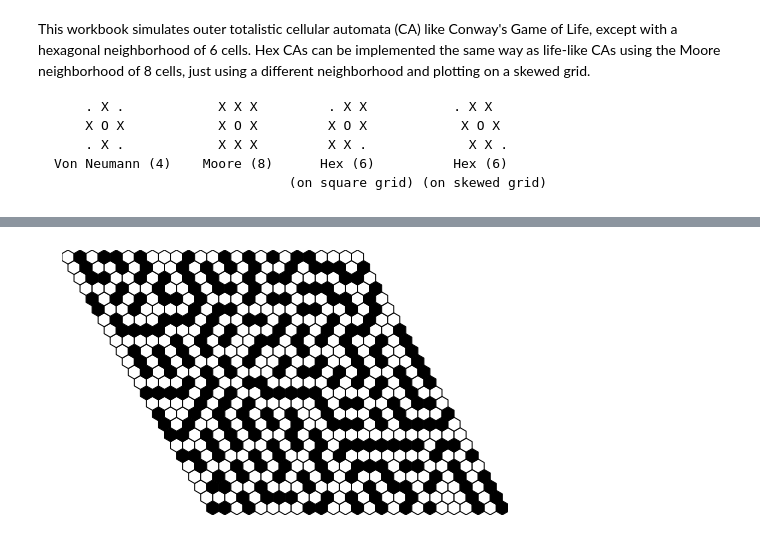
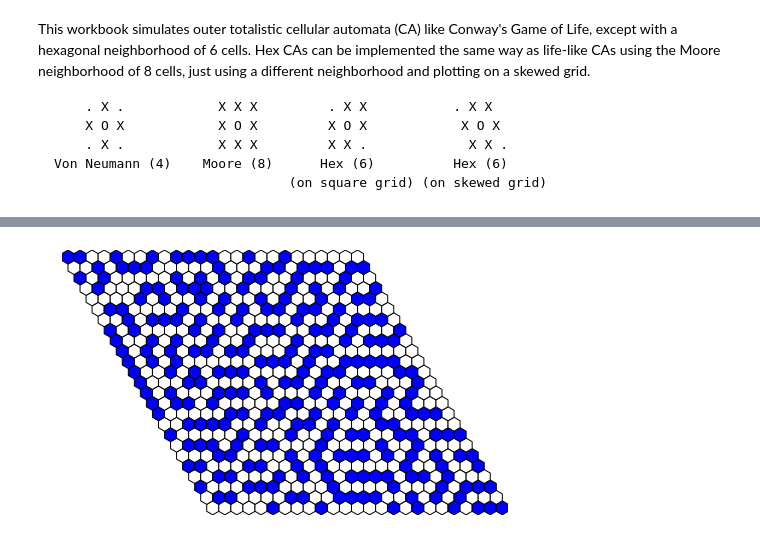
Before and after one commit to brsr/math, a Jupyter notebook: Life-Like Hex Cellular Automata.ipynb, the cells around one changed output, grey strips where cells are left out. Cells and saved outputs as stored; diff of their text form; code cells hidden in the pictures.

Commit message:
fix colors when it's all filled with live cells

```diff
--- a/Life-Like Hex Cellular Automata.ipynb
+++ b/Life-Like Hex Cellular Automata.ipynb
@@ -63,25 +64,29 @@ centers[0] *= 2*single_hex[0,1]
 centers[1] *= 1.5
 hexes = centers[..., np.newaxis] + single_hex[:,np.newaxis,np.newaxis]
 vertices = np.rollaxis(hexes, 0, 4).reshape(-1,6,2)
+
 xlim = (np.min(vertices[..., 0]), np.max(vertices[..., 0]))
 ylim =(np.min(vertices[..., 1]), np.max(vertices[..., 1]))
+cmap = mpl.colors.ListedColormap(['white', 'blue'])
+bounds=[0,.5,1]
+norm = mpl.colors.BoundaryNorm(bounds, cmap.N)
 # %%
 def ca_plot(step=steps):
     fig = plt.figure()
     fig.set_size_inches(8,6)
     ax = plt.axes()
     ax.set_xlim(*xlim)
     ax.set_ylim(*ylim)
     ax.set_aspect("equal")
 
-    coll = PolyCollection(vertices, array=result[step].flatten(),cmap=mpl.cm.binary)
+    coll = PolyCollection(vertices, array=result[step].flatten(),cmap=cmap, norm=norm)
     ax.add_collection(coll)
 
     plt.axis('off')
     plt.show()
 
 interact(ca_plot, step=(0, steps));
-#Black is alive, white is dead
+#Blue is alive, white is dead
 #If you download the workbook and run it, there's a slider that lets you view each step
 # %% [output]
-[figure, old version]
+[figure, new version]
```
Also changed, not shown: parts of 1 cell of this notebook.
